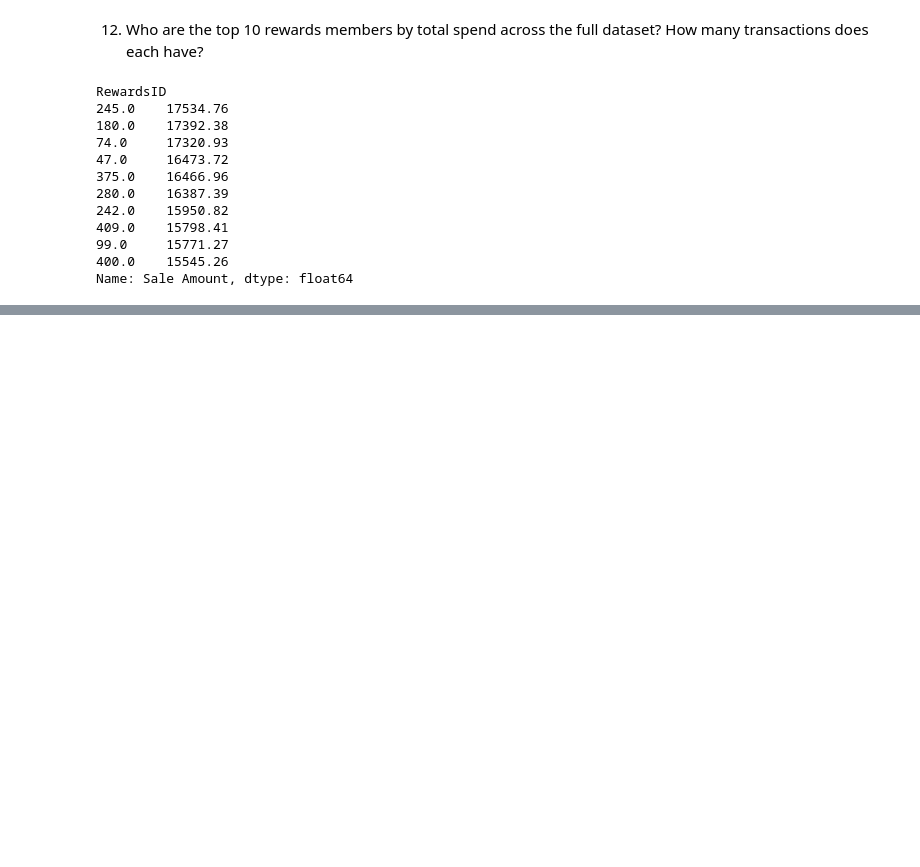
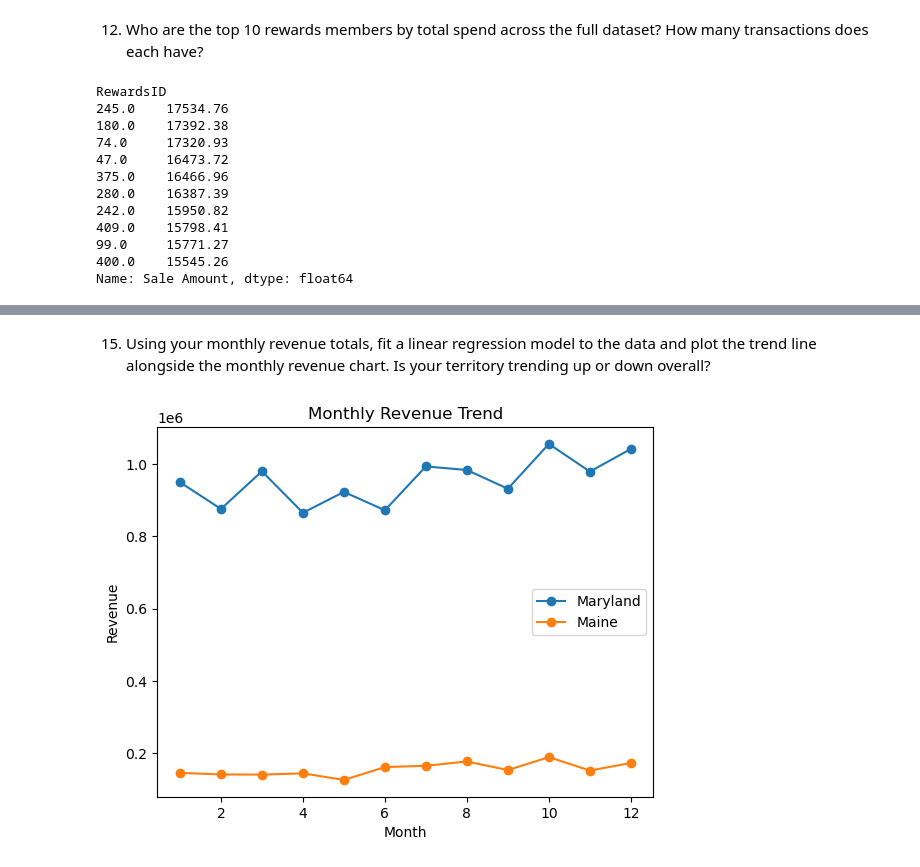
Before and after one commit to Danait378/Capstone_2, a Jupyter notebook: Berhane_bonus_analysis.ipynb, the cells around one changed output, grey strips where cells are left out. Drawn from its saved outputs; the diff is of its cells as text; code cells hidden in the pictures; blank space fills up the shorter version.

```diff
--- a/Berhane_bonus_analysis.ipynb
+++ b/Berhane_bonus_analysis.ipynb
@@ -320,0 +352,10 @@ Name: Sale Amount, dtype: float64
+# %%
+sales_stores["Month"] = sales_stores[
+    "Transaction Date"
+].dt.month
+
+monthly_totals = sales_stores.groupby(
+    ["State", "Month"]
+)["Sale Amount"].sum().reset_index()
+
+monthly_totals
@@ -320,0 +380,39 @@ Name: Sale Amount, dtype: float64
+# %% [markdown]
+15. Using your monthly revenue totals, fit a linear regression model to the data and plot the trend line
+alongside the monthly revenue chart. Is your territory trending up or down overall?
+# %%
+monthly_revenue = sales_stores.groupby(
+    ["State", "Month"]
+)["Sale Amount"].sum().reset_index()
+
+maryland = monthly_revenue[
+    monthly_revenue["State"] == "Maryland"
+]
+
+maine = monthly_revenue[
+    monthly_revenue["State"] == "Maine"
+]
+# %%
+plt.plot(
+    maryland["Month"],
+    maryland["Sale Amount"],
+    marker="o",
+    label="Maryland"
+)
+
+plt.plot(
+    maine["Month"],
+    maine["Sale Amount"],
+    marker="o",
+    label="Maine"
+)
+
+plt.title("Monthly Revenue Trend")
+plt.xlabel("Month")
+plt.ylabel("Revenue")
+
+plt.legend()
+
+plt.show()
+# %% [output]
+[figure, added]
```
Also changed, not shown: parts of 6 cells of this notebook.
